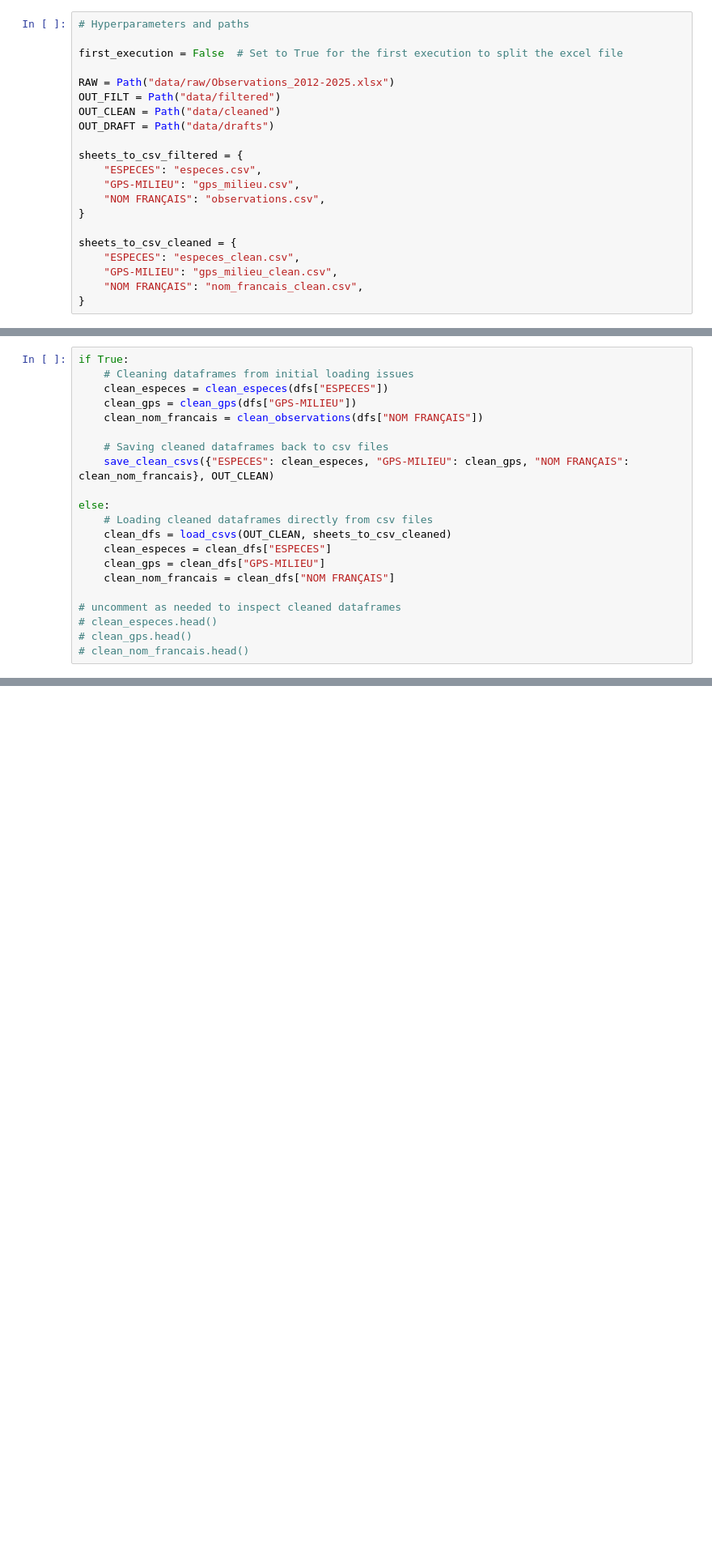
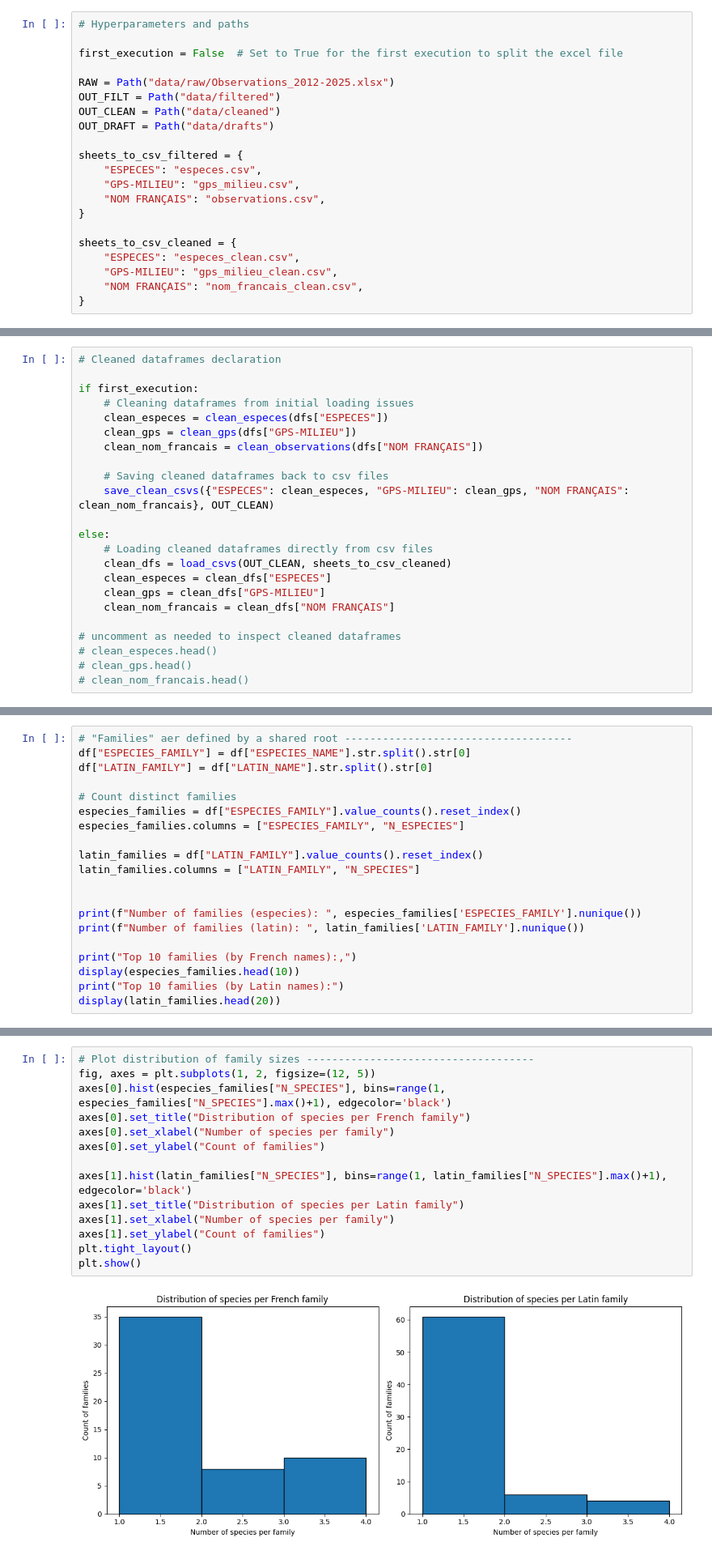
Before and after one commit to vladihnat/birds-biodiversity, a Jupyter notebook: main.ipynb, the cells around one changed output, grey strips where cells are left out. Shown at 81% size. Cells and saved outputs as stored; diff of their text form; blank space fills up the shorter version.

Commit message:
First ESPECES exploration

```diff
--- a/main.ipynb
+++ b/main.ipynb
@@ -44,5 +48,7 @@ NOM FRANÇAIS: (114497, 26)
 # %%
-if True:
+# Cleaned dataframes declaration
+
+if first_execution:
     # Cleaning dataframes from initial loading issues
     clean_especes = clean_especes(dfs["ESPECES"])
     clean_gps = clean_gps(dfs["GPS-MILIEU"])
@@ -64,0 +118,20 @@ else:
+# %%
+# "Families" aer defined by a shared root ------------------------------------
+df["ESPECIES_FAMILY"] = df["ESPECIES_NAME"].str.split().str[0]
+df["LATIN_FAMILY"] = df["LATIN_NAME"].str.split().str[0]
+
+# Count distinct families
+especies_families = df["ESPECIES_FAMILY"].value_counts().reset_index()
+especies_families.columns = ["ESPECIES_FAMILY", "N_ESPECIES"]
+
+latin_families = df["LATIN_FAMILY"].value_counts().reset_index()
+latin_families.columns = ["LATIN_FAMILY", "N_SPECIES"]
+
+
+print(f"Number of families (especies): ", especies_families['ESPECIES_FAMILY'].nunique())
+print(f"Number of families (latin): ", latin_families['LATIN_FAMILY'].nunique())
+
+print("Top 10 families (by French names):,")
+display(especies_families.head(10))
+print("Top 10 families (by Latin names):")
+display(latin_families.head(20))
@@ -64,0 +171,16 @@ else:
+# %%
+# Plot distribution of family sizes ------------------------------------
+fig, axes = plt.subplots(1, 2, figsize=(12, 5))
+axes[0].hist(especies_families["N_SPECIES"], bins=range(1, especies_families["N_SPECIES"].max()+1), edgecolor='black')
+axes[0].set_title("Distribution of species per French family")
+axes[0].set_xlabel("Number of species per family")
+axes[0].set_ylabel("Count of families")
+
+axes[1].hist(latin_families["N_SPECIES"], bins=range(1, latin_families["N_SPECIES"].max()+1), edgecolor='black')
+axes[1].set_title("Distribution of species per Latin family")
+axes[1].set_xlabel("Number of species per family")
+axes[1].set_ylabel("Count of families")
+plt.tight_layout()
+plt.show()
+# %% [output]
+[figure, added]
```
Also changed, not shown: parts of 16 cells of this notebook.
